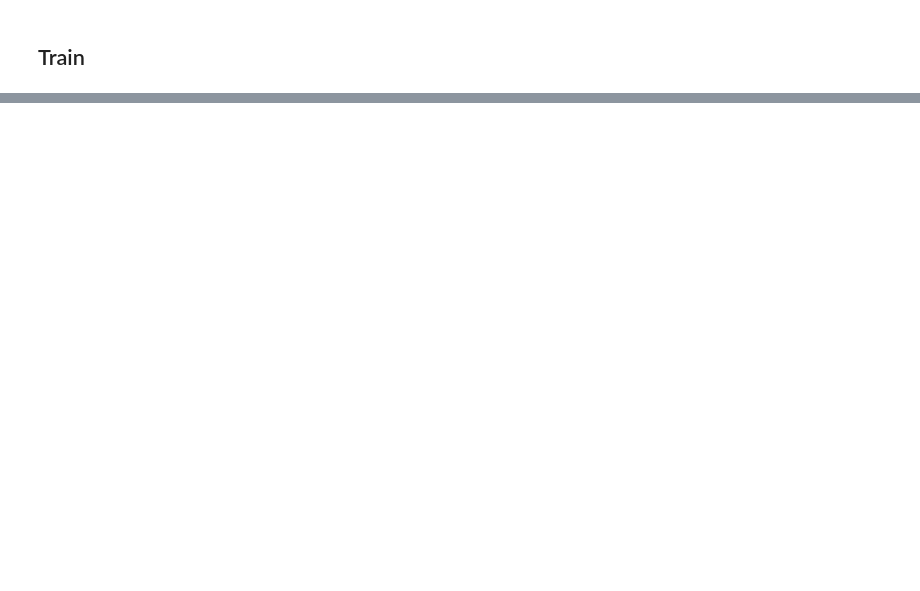
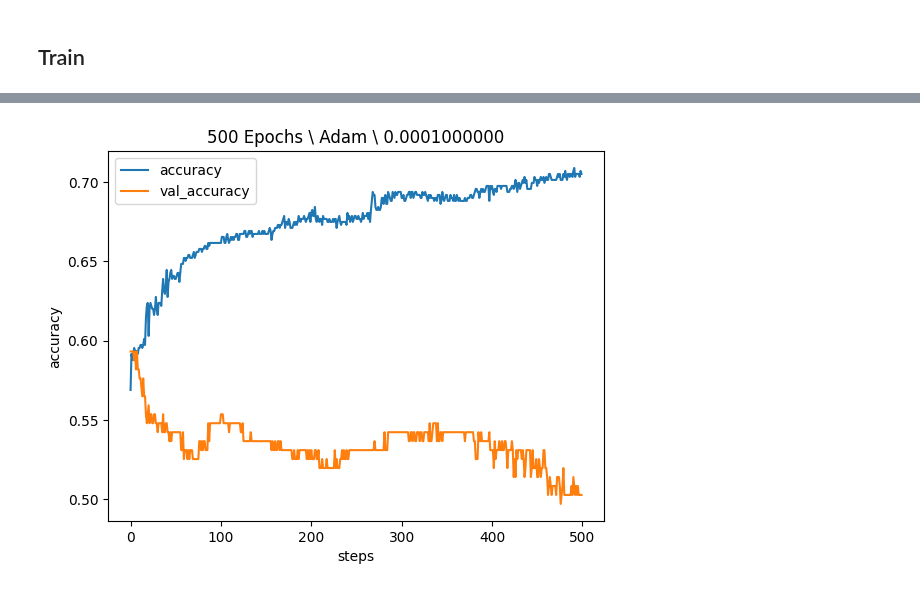
Before and after one commit to ramwtz/data-science-project, a Jupyter notebook: draft/basic_model_train.ipynb, the cells around one changed output, grey strips where cells are left out. Drawn from its saved outputs; the diff is of its cells as text; code cells hidden in the pictures; blank space fills up the shorter version.

```diff
--- a/draft/basic_model_train.ipynb
+++ b/draft/basic_model_train.ipynb
@@ -810,4 +359,6 @@ plt.show()
 # %%
-title = f'{epochs} Epochs \ {optimizer_name} \ {lr:.10f}'
+title = f'{epochs} Epochs \ {optimizer_name} \ {learning_rate:.10f}'
 cnn_feats_history_pd[['accuracy','val_accuracy']].plot(title=title,xlabel='steps', ylabel='accuracy')
 plt.show()
+# %% [output]
+[figure, added]
```
Also changed, not shown: parts of 123 cells of this notebook.
